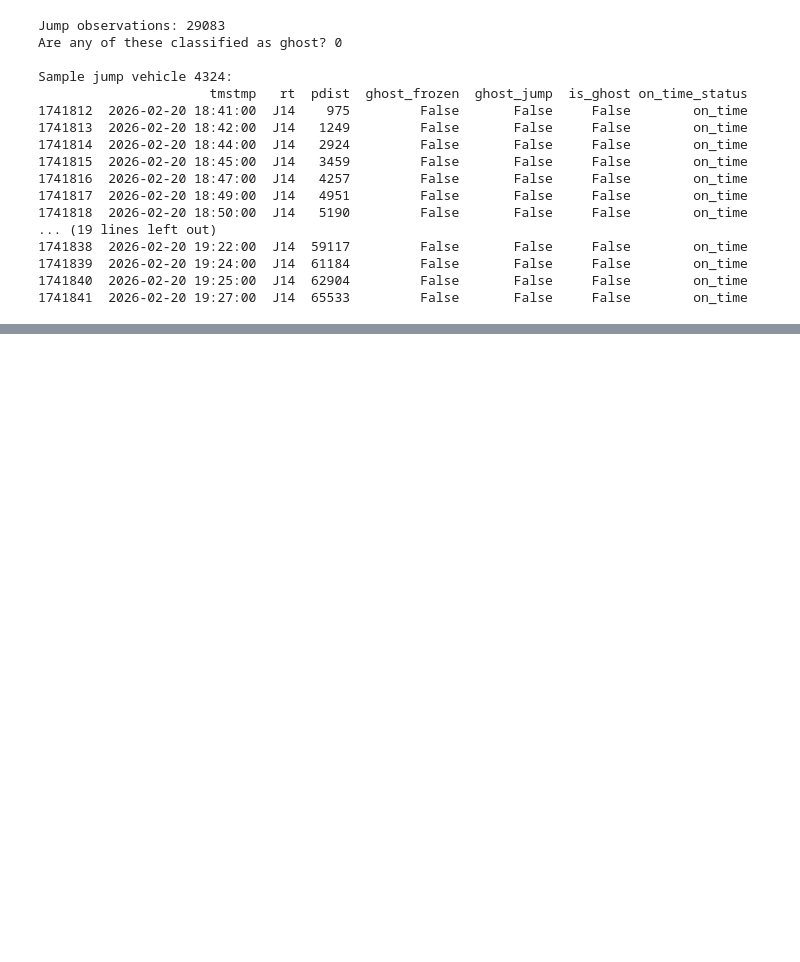
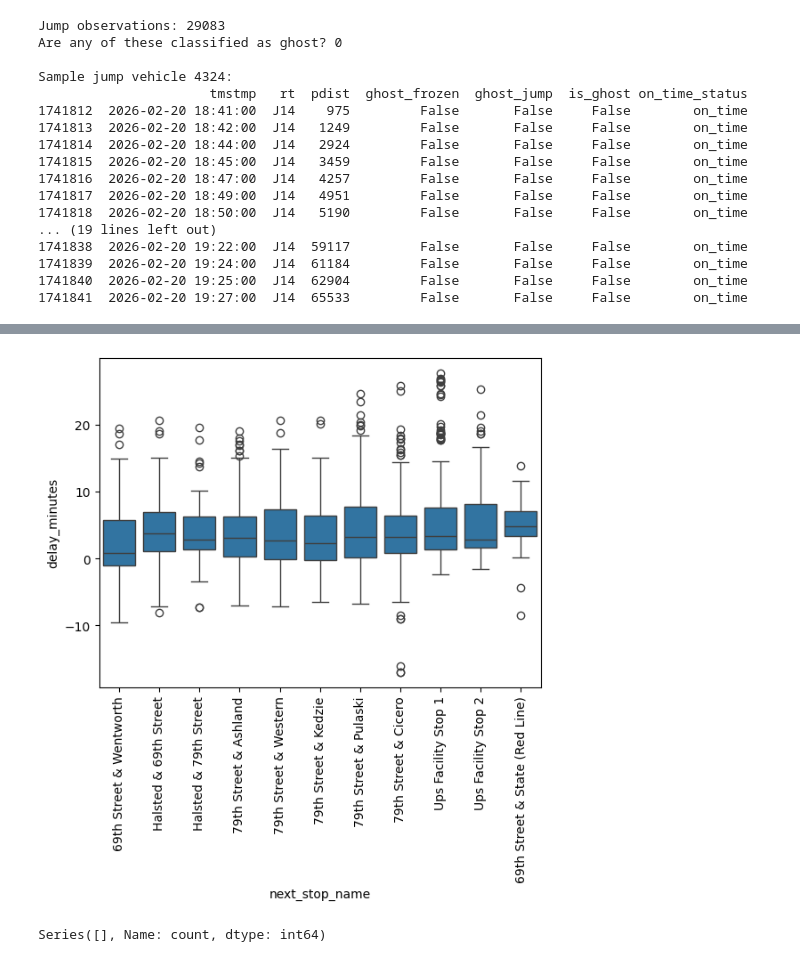
Before and after one commit to liv-fing/CTABusTrust, a Jupyter notebook: test.ipynb, the cells around one changed output, grey strips where cells are left out. Drawn from its saved outputs; the diff is of its cells as text; code cells hidden in the pictures; blank space fills up the shorter version.

```diff
--- a/test.ipynb
+++ b/test.ipynb
@@ -338,0 +614,10 @@ Sample jump vehicle 4324:
+# %%
+sns.boxplot(x='next_stop_name', y='delay_minutes', data=df_low_agree[df_low_agree['rt']=='169'])
+plt.xticks(rotation=90)
+plt.show()
+# %% [output]
+[figure, added]
+# %%
+df_low_agree[df_low_agree['pdist_unreliable'] == True]['on_time_status'].value_counts()
+# %% [output]
+Series([], Name: count, dtype: int64)
```
Also changed, not shown: parts of 34 cells of this notebook, 9 other files.
